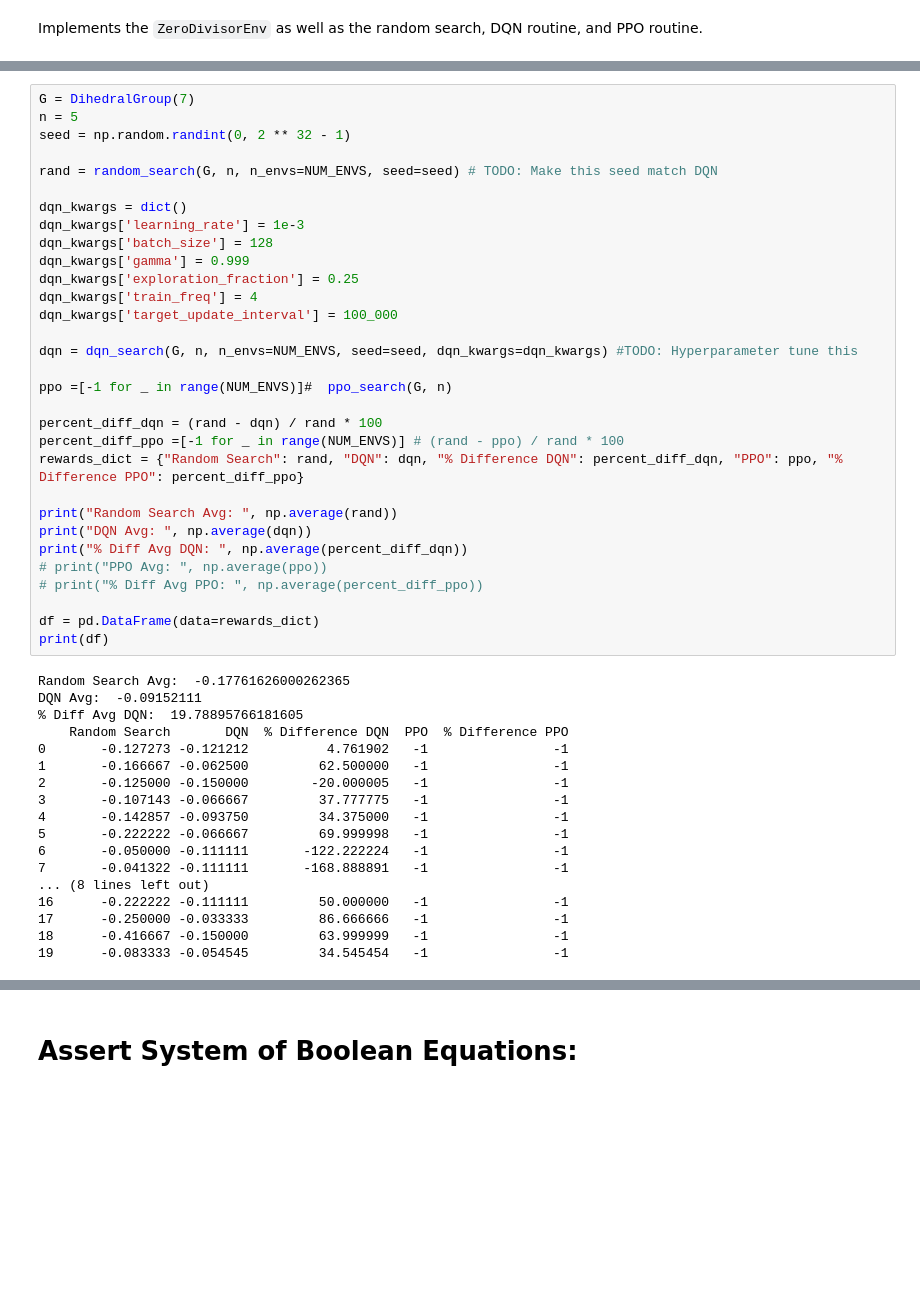
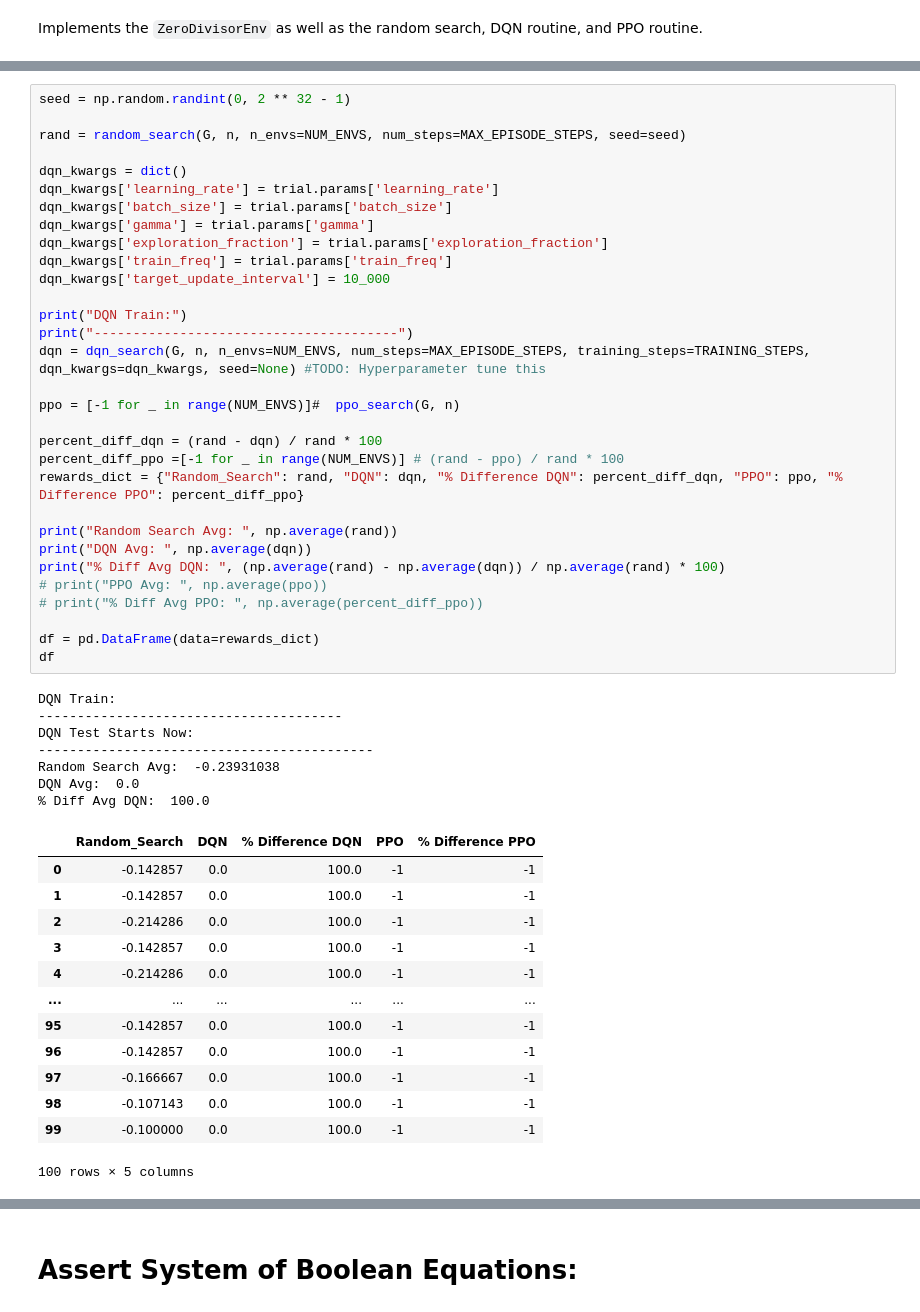
Before and after one commit to adelkhafizova/ai_in_math, a Jupyter notebook: kaplansky_zero_divisors/find_counterexamples.ipynb, the cells around one changed output, grey strips where cells are left out. Cells and saved outputs as stored; diff of their text form; blank space fills up the shorter version.

```diff
--- a/kaplansky_zero_divisors/find_counterexamples.ipynb
+++ b/kaplansky_zero_divisors/find_counterexamples.ipynb
@@ -315,49 +650,52 @@ TRAINING_STEPS = 50_000
 # %%
-G = DihedralGroup(7)
-n = 5
 seed = np.random.randint(0, 2 ** 32 - 1)
 
-rand = random_search(G, n, n_envs=NUM_ENVS, seed=seed) # TODO: Make this seed match DQN
+rand = random_search(G, n, n_envs=NUM_ENVS, num_steps=MAX_EPISODE_STEPS, seed=seed)
 
 dqn_kwargs = dict()
-dqn_kwargs['learning_rate'] = 1e-3
-dqn_kwargs['batch_size'] = 128
-dqn_kwargs['gamma'] = 0.999
-dqn_kwargs['exploration_fraction'] = 0.25
-dqn_kwargs['train_freq'] = 4
-dqn_kwargs['target_update_interval'] = 100_000
+dqn_kwargs['learning_rate'] = trial.params['learning_rate']
+dqn_kwargs['batch_size'] = trial.params['batch_size']
+dqn_kwargs['gamma'] = trial.params['gamma']
+dqn_kwargs['exploration_fraction'] = trial.params['exploration_fraction']
+dqn_kwargs['train_freq'] = trial.params['train_freq']
+dqn_kwargs['target_update_interval'] = 10_000
 
-dqn = dqn_search(G, n, n_envs=NUM_ENVS, seed=seed, dqn_kwargs=dqn_kwargs) #TODO: Hyperparameter tune this
+print("DQN Train:")
+print("---------------------------------------")
+dqn = dqn_search(G, n, n_envs=NUM_ENVS, num_steps=MAX_EPISODE_STEPS, training_steps=TRAINING_STEPS, dqn_kwargs=dqn_kwargs, seed=None) #TODO: Hyperparameter tune this
 
-ppo =[-1 for _ in range(NUM_ENVS)]#  ppo_search(G, n)
+ppo = [-1 for _ in range(NUM_ENVS)]#  ppo_search(G, n)
 
 percent_diff_dqn = (rand - dqn) / rand * 100
 percent_diff_ppo =[-1 for _ in range(NUM_ENVS)] # (rand - ppo) / rand * 100
-rewards_dict = {"Random Search": rand, "DQN": dqn, "% Difference DQN": percent_diff_dqn, "PPO": ppo, "% Difference PPO": percent_diff_ppo}
+rewards_dict = {"Random_Search": rand, "DQN": dqn, "% Difference DQN": percent_diff_dqn, "PPO": ppo, "% Difference PPO": percent_diff_ppo}
 
 print("Random Search Avg: ", np.average(rand))
 print("DQN Avg: ", np.average(dqn))
-print("% Diff Avg DQN: ", np.average(percent_diff_dqn))
+print("% Diff Avg DQN: ", (np.average(rand) - np.average(dqn)) / np.average(rand) * 100)
 # print("PPO Avg: ", np.average(ppo))
 # print("% Diff Avg PPO: ", np.average(percent_diff_ppo))
 
 df = pd.DataFrame(data=rewards_dict)
-print(df)
+df
 # %% [output]
-Random Search Avg:  -0.17761626000262365
-DQN Avg:  -0.09152111
-% Diff Avg DQN:  19.78895766181605
-    Random Search       DQN  % Difference DQN  PPO  % Difference PPO
-0       -0.127273 -0.121212          4.761902   -1                -1
-1       -0.166667 -0.062500         62.500000   -1                -1
-2       -0.125000 -0.150000        -20.000005   -1                -1
-3       -0.107143 -0.066667         37.777775   -1                -1
-4       -0.142857 -0.093750         34.375000   -1                -1
-5       -0.222222 -0.066667         69.999998   -1                -1
-6       -0.050000 -0.111111       -122.222224   -1                -1
-7       -0.041322 -0.111111       -168.888891   -1                -1
-... (8 lines left out)
-16      -0.222222 -0.111111         50.000000   -1                -1
-17      -0.250000 -0.033333         86.666666   -1                -1
-18      -0.416667 -0.150000         63.999999   -1                -1
-19      -0.083333 -0.054545         34.545454   -1                -1
+DQN Train:
+---------------------------------------
+DQN Test Starts Now:
+-------------------------------------------
+Random Search Avg:  -0.23931038
+DQN Avg:  0.0
+% Diff Avg DQN:  100.0
+|  | Random_Search | DQN | % Difference DQN | PPO | % Difference PPO |
+| 0 | -0.142857 | 0.0 | 100.0 | -1 | -1 |
+| 1 | -0.142857 | 0.0 | 100.0 | -1 | -1 |
+| 2 | -0.214286 | 0.0 | 100.0 | -1 | -1 |
+| 3 | -0.142857 | 0.0 | 100.0 | -1 | -1 |
+| 4 | -0.214286 | 0.0 | 100.0 | -1 | -1 |
+| ... | ... | ... | ... | ... | ... |
+| 95 | -0.142857 | 0.0 | 100.0 | -1 | -1 |
+| 96 | -0.142857 | 0.0 | 100.0 | -1 | -1 |
+| 97 | -0.166667 | 0.0 | 100.0 | -1 | -1 |
+| 98 | -0.107143 | 0.0 | 100.0 | -1 | -1 |
+| 99 | -0.100000 | 0.0 | 100.0 | -1 | -1 |
+100 rows × 5 columns
```
Also changed, not shown: parts of 17 cells of this notebook, 1 other file.
